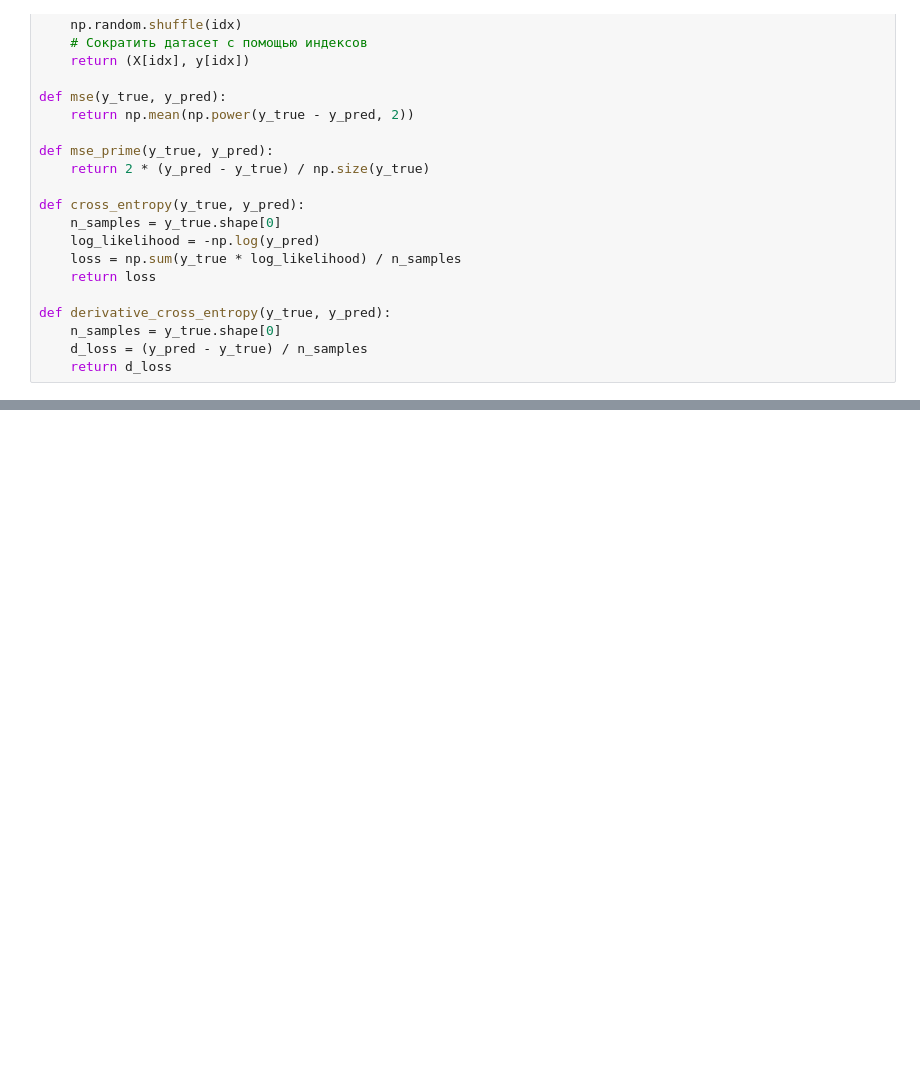
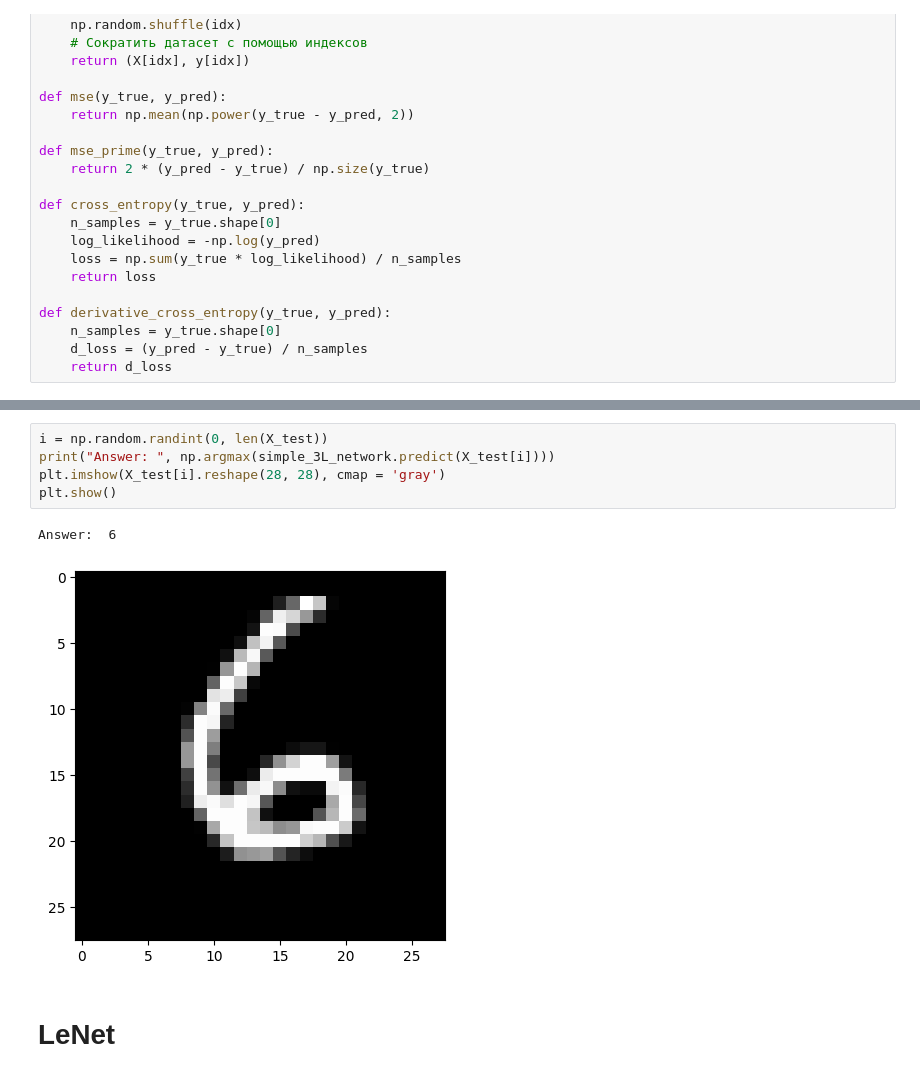
Before and after one commit to IvaMorozilka/CNN-LeNet, a Jupyter notebook: CNN_V3.ipynb, the cells around one changed output, grey strips where cells are left out. Saved outputs shown, nothing was run; the diff lists cells and outputs as text; blank space fills up the shorter version.

```diff
--- a/CNN_V3.ipynb
+++ b/CNN_V3.ipynb
@@ -368,0 +531,10 @@ weighted avg       0.96      0.96      0.96     14000
+# %%
+i = np.random.randint(0, len(X_test))
+print("Answer: ", np.argmax(simple_3L_network.predict(X_test[i])))
+plt.imshow(X_test[i].reshape(28, 28), cmap = 'gray')
+plt.show()
+# %% [output]
+Answer:  6
+[figure, added]
+# %% [markdown]
+# LeNet
```
Also changed, not shown: parts of 12 cells of this notebook.
